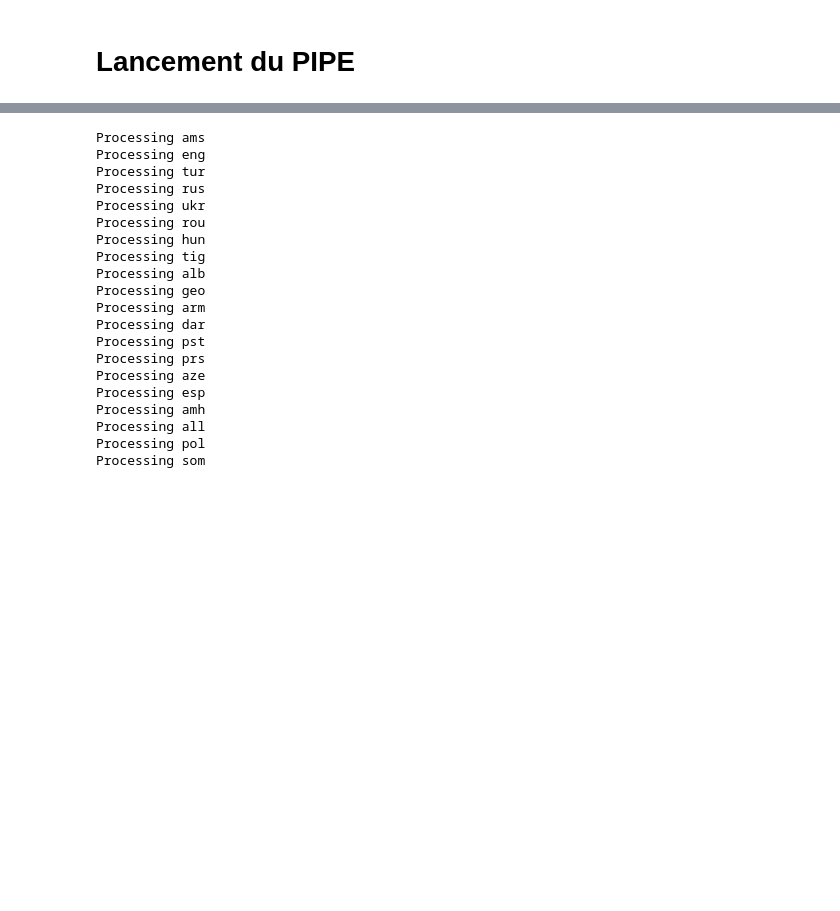
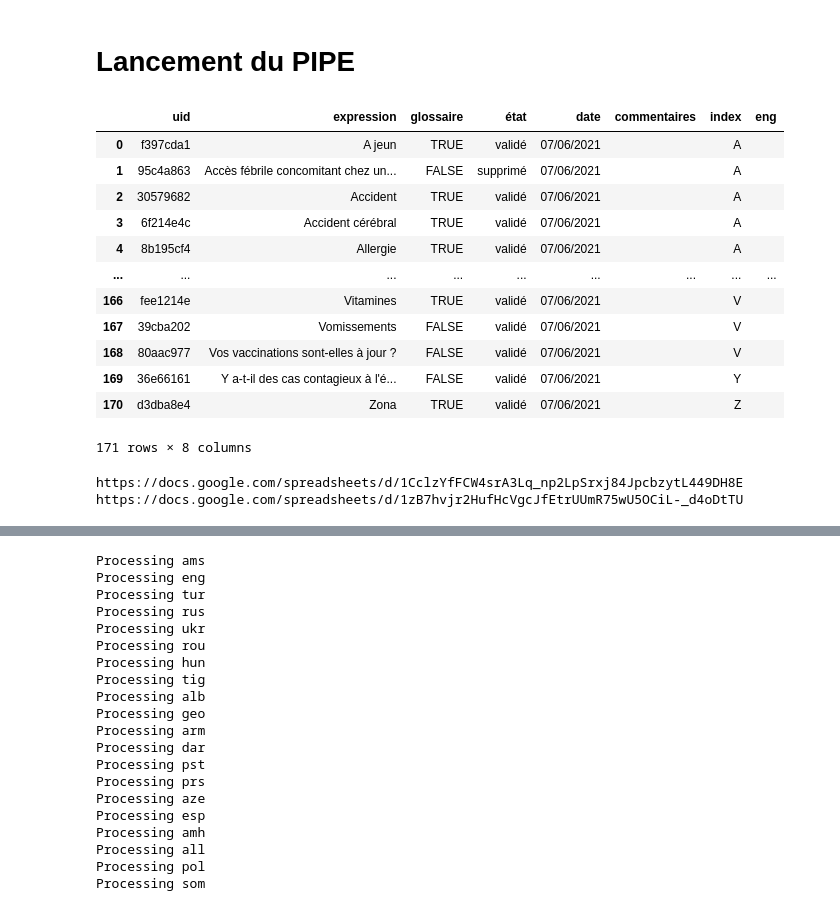
Before and after one commit to gretiere545/corpus, a Jupyter notebook: Pipe_Corpus.ipynb, the cells around one changed output, grey strips where cells are left out. Cells and saved outputs as stored; diff of their text form; code cells hidden in the pictures; blank space fills up the shorter version.

```diff
--- a/Pipe_Corpus.ipynb
+++ b/Pipe_Corpus.ipynb
@@ -1362,0 +1390,16 @@ def create_reversed_corpus_with_index (vk_lang_dict, df_corpus, service, drive_s
+# %%
+df[1]
+# %% [output]
+|  | uid | expression | glossaire | état | date | commentaires | index | eng |
+| 0 | f397cda1 | A jeun | TRUE | validé | 07/06/2021 |  | A |  |
+| 1 | 95c4a863 | Accès fébrile concomitant chez un... | FALSE | supprimé | 07/06/2021 |  | A |  |
+| 2 | 30579682 | Accident | TRUE | validé | 07/06/2021 |  | A |  |
+| 3 | 6f214e4c | Accident cérébral | TRUE | validé | 07/06/2021 |  | A |  |
+| 4 | 8b195cf4 | Allergie | TRUE | validé | 07/06/2021 |  | A |  |
+| ... | ... | ... | ... | ... | ... | ... | ... | ... |
+| 166 | fee1214e | Vitamines | TRUE | validé | 07/06/2021 |  | V |  |
+| 167 | 39cba202 | Vomissements | FALSE | validé | 07/06/2021 |  | V |  |
+| 168 | 80aac977 | Vos vaccinations sont-elles à jour ? | FALSE | validé | 07/06/2021 |  | V |  |
+| 169 | 36e66161 | Y a-t-il des cas contagieux à l'é... | FALSE | validé | 07/06/2021 |  | Y |  |
+| 170 | d3dba8e4 | Zona | TRUE | validé | 07/06/2021 |  | Z |  |
+171 rows × 8 columns
@@ -1362,0 +1410,11 @@ def create_reversed_corpus_with_index (vk_lang_dict, df_corpus, service, drive_s
+# %%
+df=[]
+for j in vk_corpus_dict:
+  print(j["uri"])
+  db_cl = get_CLDB(j["uri"])
+
+
+  df.append (get_corpus_trad(db_cl, df_cc_fr,vk_lang_dict[1]))
+# %% [output]
+https://docs.google.com/spreadsheets/d/1CclzYfFCW4srA3Lq_np2LpSrxj84JpcbzytL449DH8E
+https://docs.google.com/spreadsheets/d/1zB7hvjr2HufHcVgcJfEtrUUmR75wU5OCiL-_d4oDtTU
```
Also changed, not shown: parts of 13 cells of this notebook.
